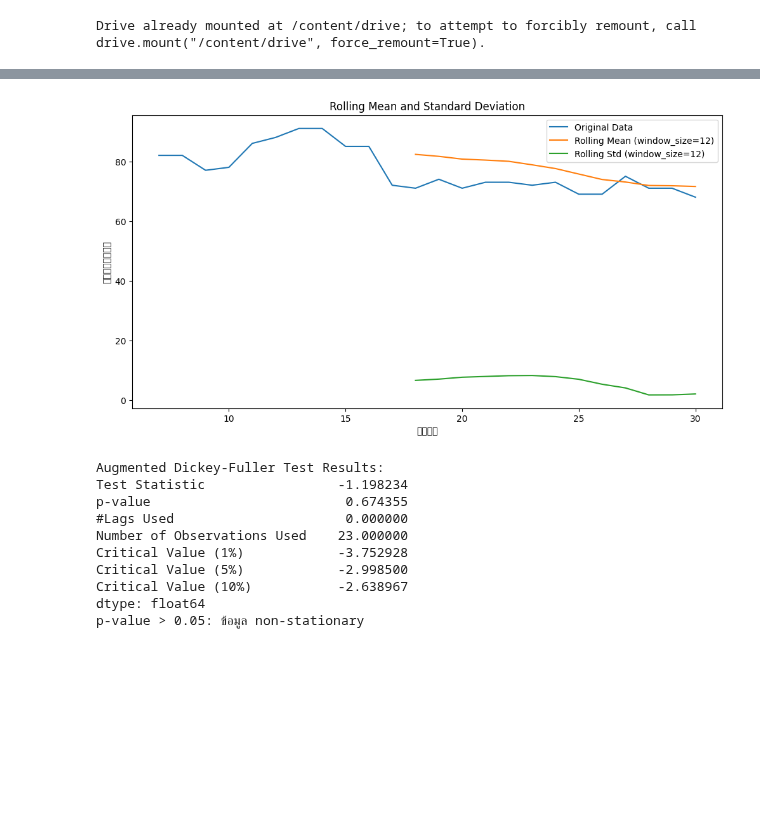
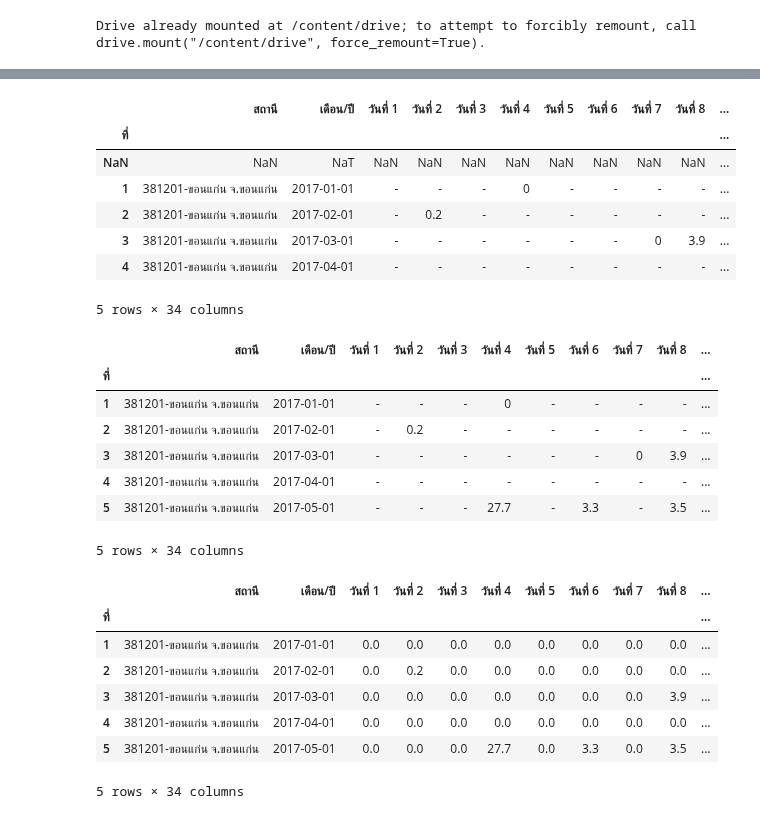
Before and after one commit to SasiwimonV/bsc_dpdm22, a Jupyter notebook: ARIMA.ipynb, the cells around one changed output, grey strips where cells are left out. Cells and saved outputs as stored; diff of their text form; code cells hidden in the pictures; blank space fills up the shorter version.

```diff
--- a/ARIMA.ipynb
+++ b/ARIMA.ipynb
@@ -130,22 +13,37 @@ p-value > 0.05: ข้อมูล non-stationary
-# %%
-# ทำการค่าความแตกต่างและเพิ่มคอลัมน์ใหม่ใน DataFrame
-data['Differenced'] = data['ความชื้น'] - data['ความชื้น'].shift(1)
-
-# ลบแถวที่มีค่า NaN ออก
-data.dropna(inplace=True)
-
-
-# ใช้ฟังก์ชันเพื่อตรวจสอบความ stationary ของคอลัมน์ 'ความชื้น'
-check_stationarity(data, 'ความชื้น')
-# %% [output]
-[figure, removed]
-Augmented Dickey-Fuller Test Results:
-Test Statistic                 -1.198234
-p-value                         0.674355
-#Lags Used                      0.000000
-Number of Observations Used    23.000000
-Critical Value (1%)            -3.752928
-Critical Value (5%)            -2.998500
-Critical Value (10%)           -2.638967
-dtype: float64
-p-value > 0.05: ข้อมูล non-stationary
+# %%
+# อ่านข้อมูลจากไฟล์ Excel
+df = pd.read_excel('/content/drive/MyDrive/ข้อมูลกรมอุตุ/ปริมาณน้ำฝน/ปริมาณฝนขอนแก่น.xlsx', index_col='ที่', parse_dates=True)
+df.head()
+# %% [output]
+|  | สถานี | เดือน/ปี | วันที่ 1 | วันที่ 2 | วันที่ 3 | วันที่ 4 | วันที่ 5 | วันที่ 6 | วันที่ 7 | วันที่ 8 | ... |
+| ที่ |  |  |  |  |  |  |  |  |  |  | ... |
+| NaN | NaN | NaT | NaN | NaN | NaN | NaN | NaN | NaN | NaN | NaN | ... |
+| 1 | 381201-ขอนแก่น จ.ขอนแก่น | 2017-01-01 | - | - | - | 0 | - | - | - | - | ... |
+| 2 | 381201-ขอนแก่น จ.ขอนแก่น | 2017-02-01 | - | 0.2 | - | - | - | - | - | - | ... |
+| 3 | 381201-ขอนแก่น จ.ขอนแก่น | 2017-03-01 | - | - | - | - | - | - | 0 | 3.9 | ... |
+| 4 | 381201-ขอนแก่น จ.ขอนแก่น | 2017-04-01 | - | - | - | - | - | - | - | - | ... |
+5 rows × 34 columns
+# %%
+df = df.fillna(method='ffill').dropna()
+df.head()
+# %% [output]
+|  | สถานี | เดือน/ปี | วันที่ 1 | วันที่ 2 | วันที่ 3 | วันที่ 4 | วันที่ 5 | วันที่ 6 | วันที่ 7 | วันที่ 8 | ... |
+| ที่ |  |  |  |  |  |  |  |  |  |  | ... |
+| 1 | 381201-ขอนแก่น จ.ขอนแก่น | 2017-01-01 | - | - | - | 0 | - | - | - | - | ... |
+| 2 | 381201-ขอนแก่น จ.ขอนแก่น | 2017-02-01 | - | 0.2 | - | - | - | - | - | - | ... |
+| 3 | 381201-ขอนแก่น จ.ขอนแก่น | 2017-03-01 | - | - | - | - | - | - | 0 | 3.9 | ... |
+| 4 | 381201-ขอนแก่น จ.ขอนแก่น | 2017-04-01 | - | - | - | - | - | - | - | - | ... |
+| 5 | 381201-ขอนแก่น จ.ขอนแก่น | 2017-05-01 | - | - | - | 27.7 | - | 3.3 | - | 3.5 | ... |
+5 rows × 34 columns
+# %%
+df.replace('-', 0, inplace=True)
+df.head()
+# %% [output]
+|  | สถานี | เดือน/ปี | วันที่ 1 | วันที่ 2 | วันที่ 3 | วันที่ 4 | วันที่ 5 | วันที่ 6 | วันที่ 7 | วันที่ 8 | ... |
+| ที่ |  |  |  |  |  |  |  |  |  |  | ... |
+| 1 | 381201-ขอนแก่น จ.ขอนแก่น | 2017-01-01 | 0.0 | 0.0 | 0.0 | 0.0 | 0.0 | 0.0 | 0.0 | 0.0 | ... |
+| 2 | 381201-ขอนแก่น จ.ขอนแก่น | 2017-02-01 | 0.0 | 0.2 | 0.0 | 0.0 | 0.0 | 0.0 | 0.0 | 0.0 | ... |
+| 3 | 381201-ขอนแก่น จ.ขอนแก่น | 2017-03-01 | 0.0 | 0.0 | 0.0 | 0.0 | 0.0 | 0.0 | 0.0 | 3.9 | ... |
+| 4 | 381201-ขอนแก่น จ.ขอนแก่น | 2017-04-01 | 0.0 | 0.0 | 0.0 | 0.0 | 0.0 | 0.0 | 0.0 | 0.0 | ... |
+| 5 | 381201-ขอนแก่น จ.ขอนแก่น | 2017-05-01 | 0.0 | 0.0 | 0.0 | 27.7 | 0.0 | 3.3 | 0.0 | 3.5 | ... |
+5 rows × 34 columns
```
Also changed, not shown: parts of 16 cells of this notebook.
